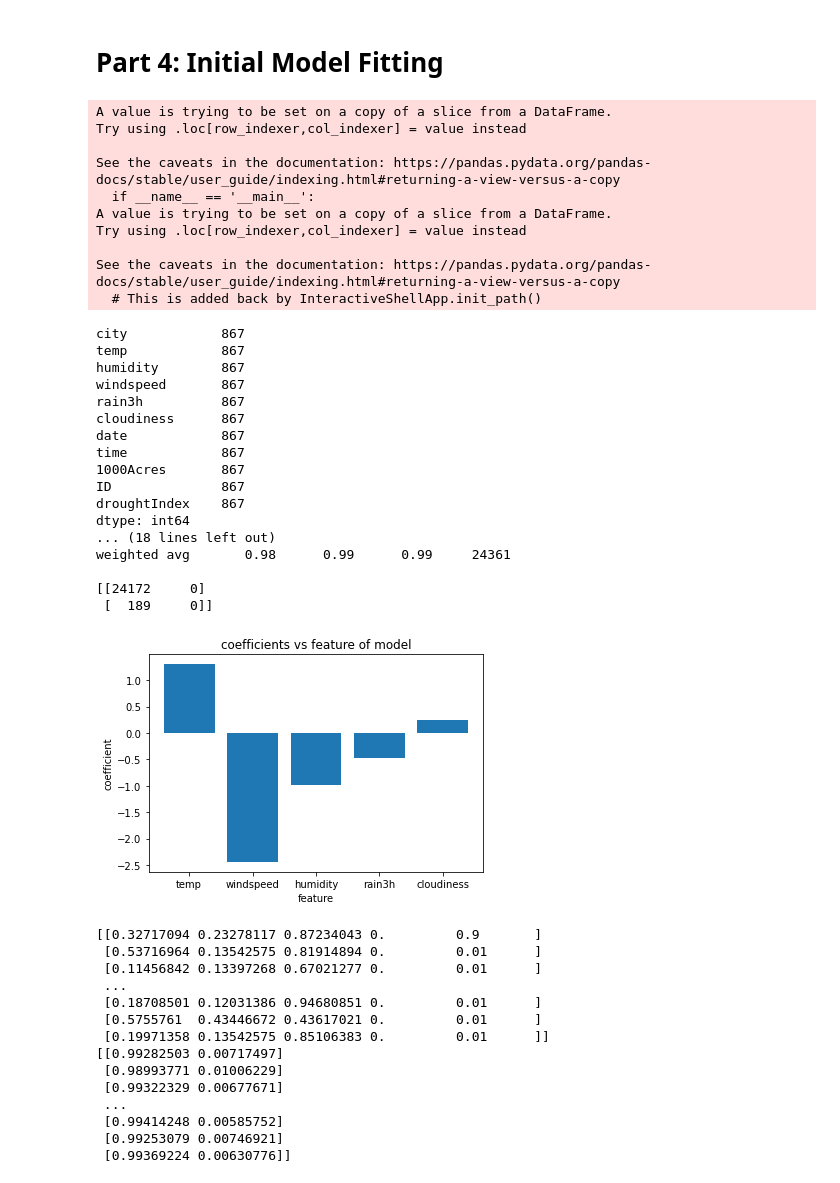
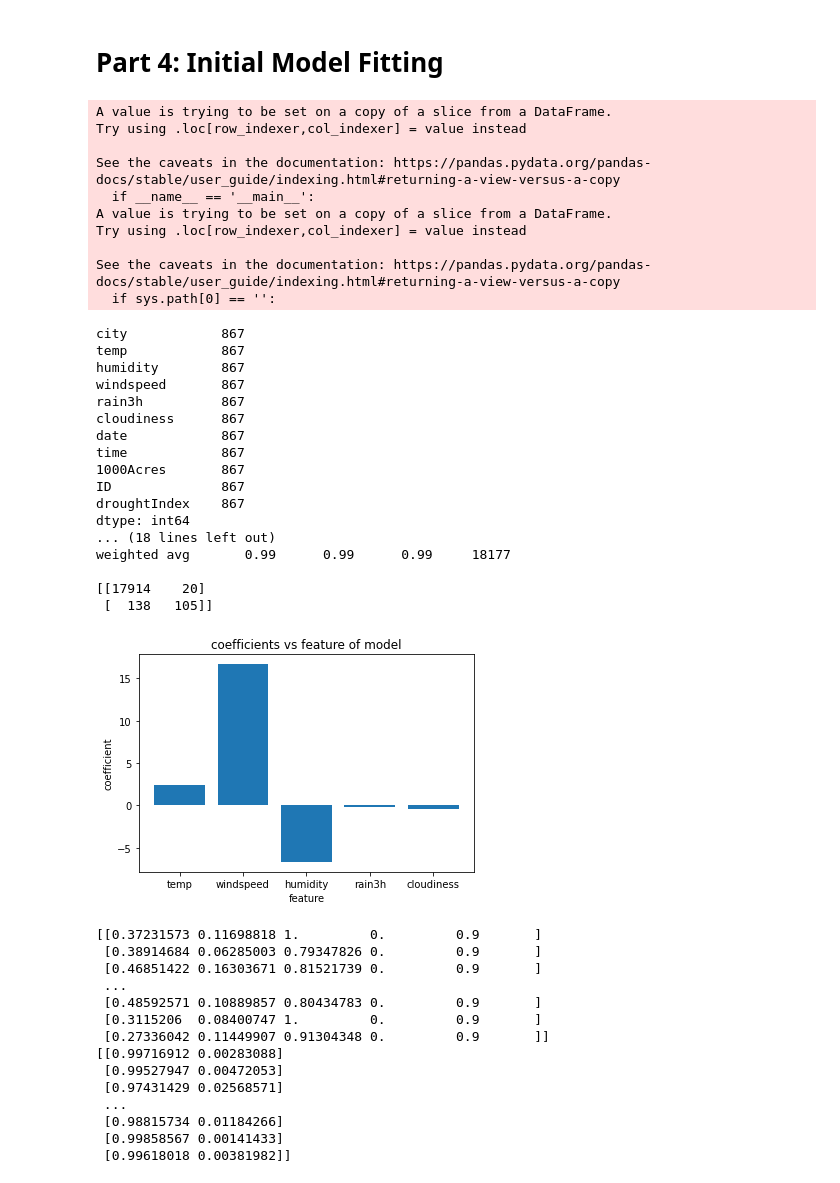
Before and after one commit to doctorshu2/Wildfire-Danger-Rating-Predictor, a Jupyter notebook: ASRNotebook.ipynb, the cells around one changed output. Cells and saved outputs as stored; diff of their text form; code cells hidden in the pictures.

```diff
--- a/ASRNotebook.ipynb
+++ b/ASRNotebook.ipynb
@@ -120,7 +137,7 @@ LomaFire2009 = main_features.copy()
 startDate = np.array('2009-10-25', dtype=np.datetime64)
 lstartDate = startDate + np.arange(3)
 LomaFire2009 = LomaFire2009[(LomaFire2009.city == 'Loma Chiquita') & (LomaFire2009.date.isin(lstartDate))]
-LomaFire2009['1000Acres'] = 0
+LomaFire2009['1000Acres'] = 1
 LomaFire2009['ID'] = "Loma2009"
 LomaFire2009['droughtIndex'] = 295
 LomaFire2009['rain3h'].fillna(value=0, inplace=True)
@@ -689,6 +713,7 @@ non1000FiresStop = datetime(2019, 12, 31)
 
 main_features['date'] = pd.to_datetime(main_features['date'], format="%Y/%m/%d")
 non1000Fires = main_features[(main_features.date >= non1000FiresStart) & (main_features.date <= non1000FiresStop)]
+non1000Fires = main_features[(main_features.windspeed <= 3) & (main_features.temp <= 65) & (main_features.humidity > 80)]
 non1000Fires['1000Acres'] = 0
 non1000Fires.to_csv("non1000Fires")
 
@@ -732,49 +757,49 @@ plt.title('coefficients vs feature of model')
 plt.show()
 
 #Print output probabilities for test set
 print(X_test)
 y_pred_array = model.predict_proba(X_test)
 print(y_pred_array)
 # %% [output]
 A value is trying to be set on a copy of a slice from a DataFrame.
 Try using .loc[row_indexer,col_indexer] = value instead
 
 See the caveats in the documentation: https://pandas.pydata.org/pandas-docs/stable/user_guide/indexing.html#returning-a-view-versus-a-copy
   if __name__ == '__main__':
 A value is trying to be set on a copy of a slice from a DataFrame.
 Try using .loc[row_indexer,col_indexer] = value instead
 
 See the caveats in the documentation: https://pandas.pydata.org/pandas-docs/stable/user_guide/indexing.html#returning-a-view-versus-a-copy
-  # This is added back by InteractiveShellApp.init_path()
+  if sys.path[0] == '':
 city            867
 temp            867
 humidity        867
 windspeed       867
 rain3h          867
 cloudiness      867
 date            867
 time            867
 1000Acres       867
 ID              867
 droughtIndex    867
 dtype: int64
 ... (18 lines left out)
-weighted avg       0.98      0.99      0.99     24361
+weighted avg       0.99      0.99      0.99     18177
 
-[[24172     0]
- [  189     0]]
+[[17914    20]
+ [  138   105]]
-[figure, old version]
+[figure, new version]
-[[0.32717094 0.23278117 0.87234043 0.         0.9       ]
- [0.53716964 0.13542575 0.81914894 0.         0.01      ]
- [0.11456842 0.13397268 0.67021277 0.         0.01      ]
+[[0.37231573 0.11698818 1.         0.         0.9       ]
+ [0.38914684 0.06285003 0.79347826 0.         0.9       ]
+ [0.46851422 0.16303671 0.81521739 0.         0.9       ]
  ...
- [0.18708501 0.12031386 0.94680851 0.         0.01      ]
- [0.5755761  0.43446672 0.43617021 0.         0.01      ]
- [0.19971358 0.13542575 0.85106383 0.         0.01      ]]
-[[0.99282503 0.00717497]
- [0.98993771 0.01006229]
- [0.99322329 0.00677671]
+ [0.48592571 0.10889857 0.80434783 0.         0.9       ]
+ [0.3115206  0.08400747 1.         0.         0.9       ]
+ [0.27336042 0.11449907 0.91304348 0.         0.9       ]]
+[[0.99716912 0.00283088]
+ [0.99527947 0.00472053]
+ [0.97431429 0.02568571]
  ...
- [0.99414248 0.00585752]
- [0.99253079 0.00746921]
- [0.99369224 0.00630776]]
+ [0.98815734 0.01184266]
+ [0.99858567 0.00141433]
+ [0.99618018 0.00381982]]
```
Also changed, not shown: parts of 4 cells of this notebook.
